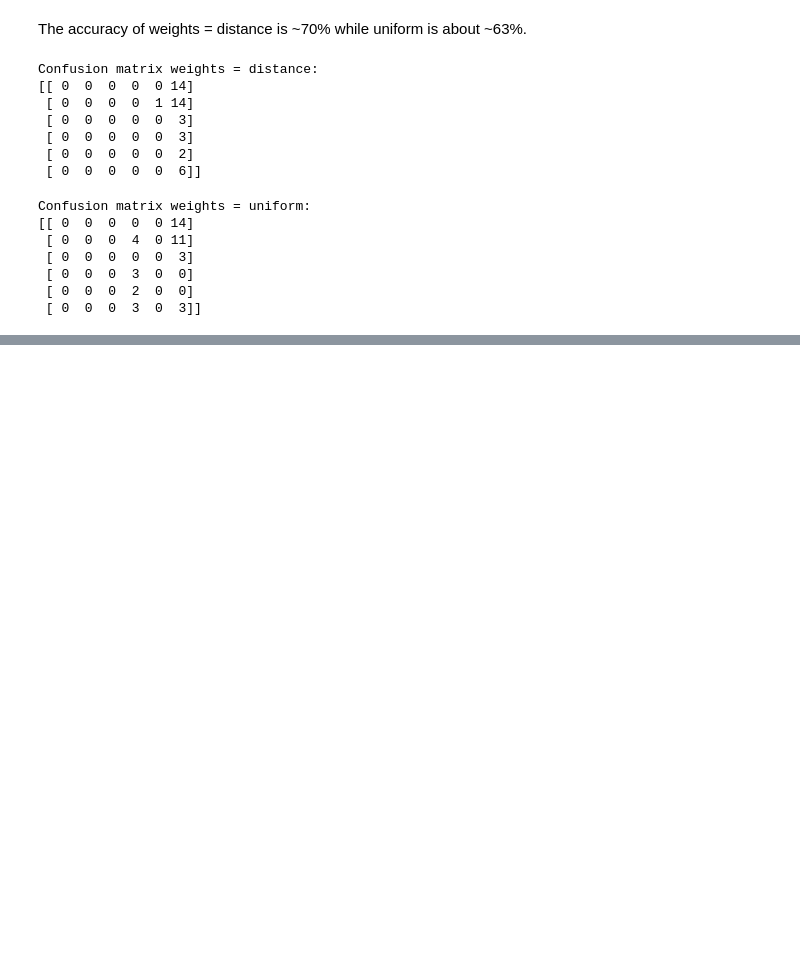
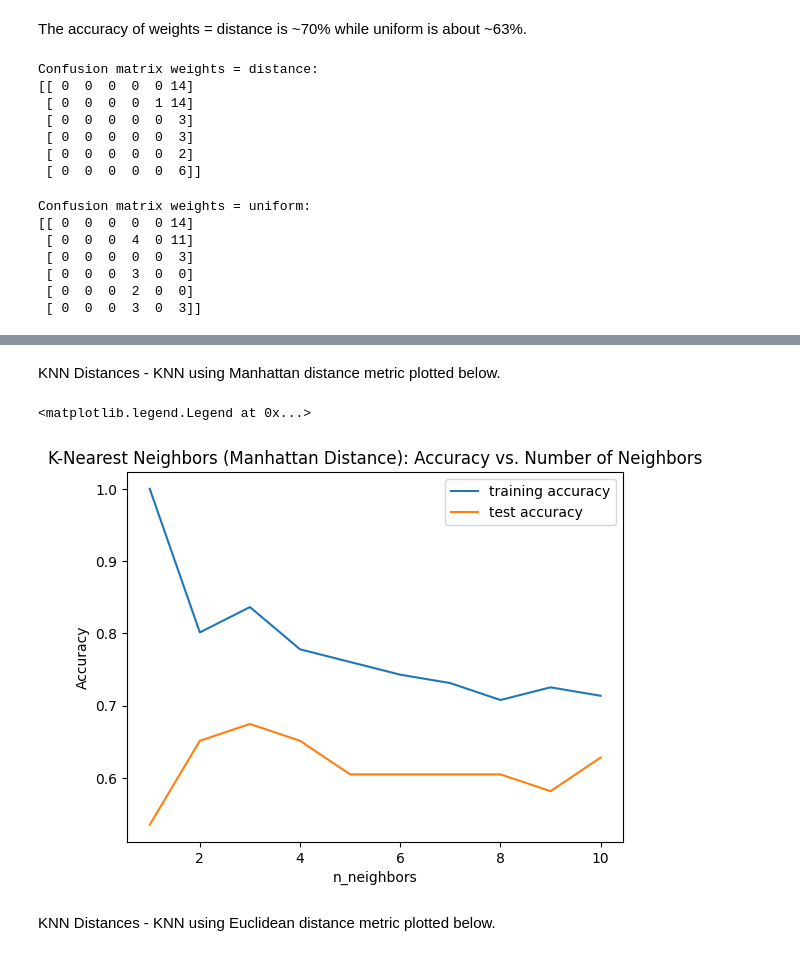
Before and after one commit to atoothman/Data-71200-Projects-, a Jupyter notebook: Data_71200_Project_2__Glass_ID.ipynb, the cells around one changed output, grey strips where cells are left out. Saved outputs shown, nothing was run; the diff lists cells and outputs as text; code cells hidden in the pictures; blank space fills up the shorter version.

```diff
--- a/Data_71200_Project_2__Glass_ID.ipynb
+++ b/Data_71200_Project_2__Glass_ID.ipynb
@@ -1002,7 +970,8 @@ Adjust parameters using grid search for best and worst performing parameters
 Knowing that there is a class imbalance in the dataset, adjusting the weights parameters to distance might help improve the model. When weight = 'distance' closer neighbors are more influencial in classification than farther neighbors.
 # %%
 # Dictionary of all values of k
-param_grid = {'weights': ['uniform', 'distance']}
+param_grid = {"n_neighbors": np.arange(1, 25),
+              'weights': ['uniform', 'distance']}
 
 # Grid search on all values of k in dictionary,
 grid_search_weights = GridSearchCV(knn, param_grid, cv=5)
@@ -1096,0 +1070,9 @@ Confusion matrix weights = uniform:
+# %%
+# Dictionary of all values of k
+param_grid = {"n_neighbors": np.arange(1, 25),
+              #'weights': ['uniform', 'distance'],
+               'metric': ['euclidean', 'manhattan', 'chebyshev']}
+
+# Grid search on all values of k in dictionary,
+grid_search_metric = GridSearchCV(knn, param_grid, cv=5)
+grid_search_metric.fit(X_train_scaled, y_train)
@@ -1096,0 +1117,29 @@ Confusion matrix weights = uniform:
+# %% [markdown]
+KNN Distances - KNN using Manhattan distance metric plotted below.
+# %%
+# Test with cross validation on test set
+training_accuracy = []
+test_accuracy = []
+# n_neighbors from 1 to 10
+neighbors_settings = range(1, 11)
+
+for n_neighbors in neighbors_settings:
+    # Build the model
+    knn = KNeighborsClassifier(n_neighbors=n_neighbors,metric='manhattan')
+    knn.fit(X_train_scaled, y_train)
+    # Record training set accuracy
+    training_accuracy.append(knn.score(X_train_scaled, y_train))
+    # Record generalization accuracy
+    test_accuracy.append(knn.score(X_test_scaled, y_test))
+
+plt.plot(neighbors_settings, training_accuracy, label="training accuracy")
+plt.plot(neighbors_settings, test_accuracy, label="test accuracy")
+plt.title("K-Nearest Neighbors (Manhattan Distance): Accuracy vs. Number of Neighbors")
+plt.ylabel("Accuracy")
+plt.xlabel("n_neighbors")
+plt.legend()
+# %% [output]
+<matplotlib.legend.Legend at 0x...>
+[figure, added]
+# %% [markdown]
+KNN Distances - KNN using Euclidean distance metric plotted below.
```
Also changed, not shown: parts of 15 cells of this notebook.
